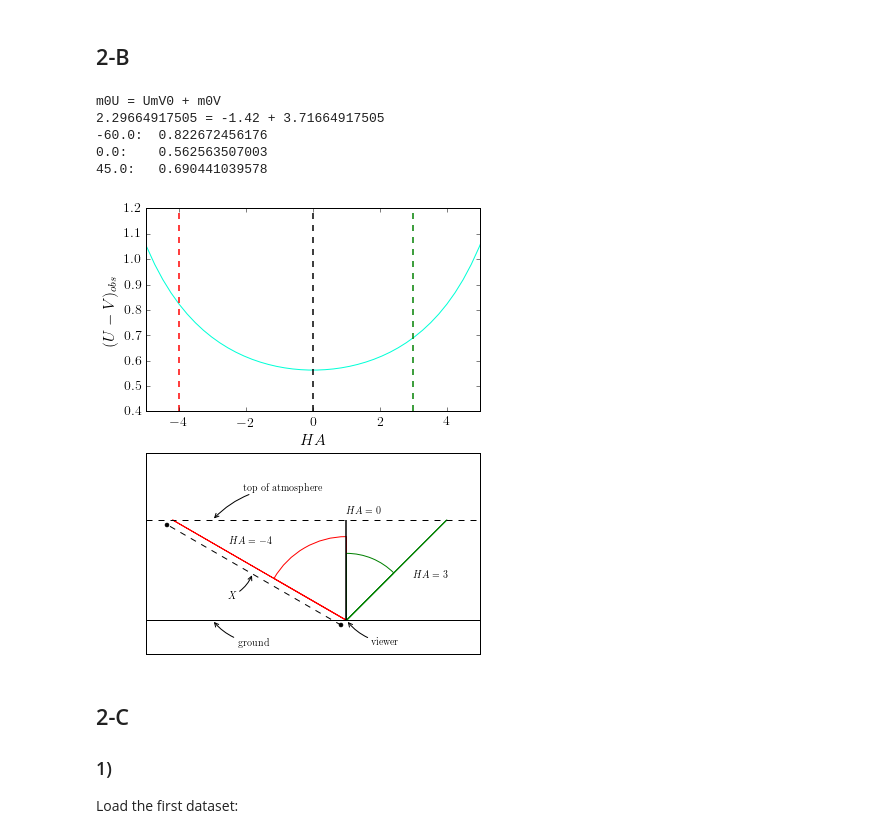
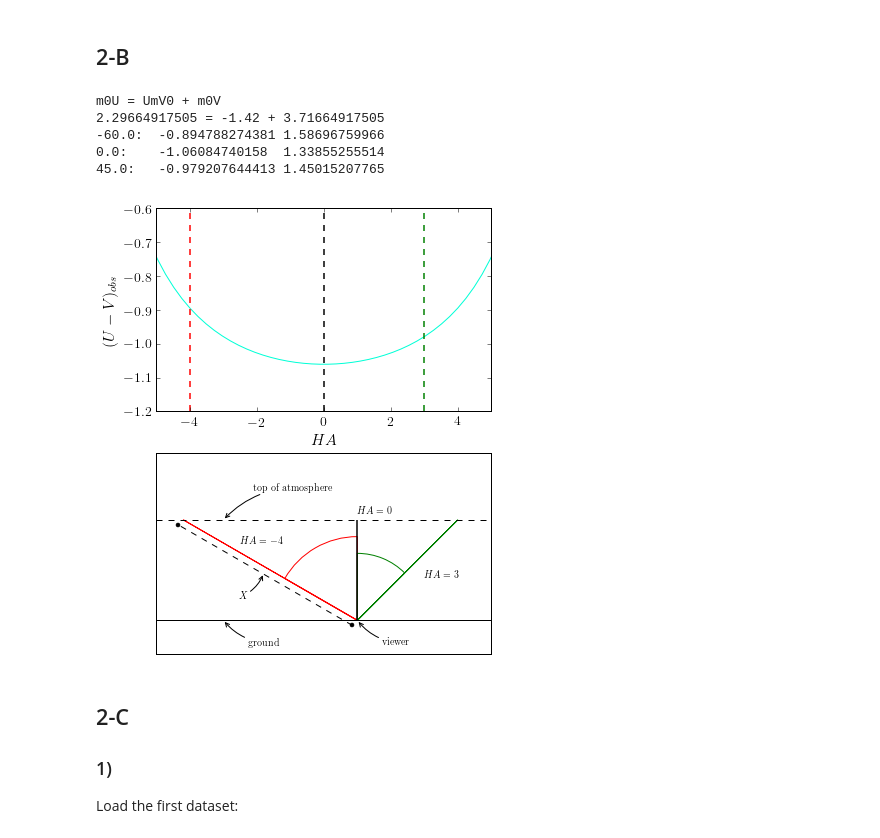
Before and after one commit to jhaux/AstroTech, a Jupyter notebook: zettel2/pic/plots and calculations.ipynb, the cells around one changed output. Cells and saved outputs as stored; diff of their text form; code cells hidden in the pictures.

```diff
--- a/zettel2/pic/plots and calculations.ipynb
+++ b/zettel2/pic/plots and calculations.ipynb
@@ -28,17 +28,19 @@ m0U = UmV0 + m0V
 print 'm0U = UmV0 + m0V\n{0} = {1} + {2}'.format(m0U, UmV0, m0V)
 
 def UmVobs(HA, m0V, m0U, kV=0.18, kU=0.53):
-    return m0U*kU*X(HA) - m0V*kV*X(HA)
+    return m0U+kU*X(HA) - (m0V+kV*X(HA))
 
 HAs = h2deg(np.array([-4, 0, 3]))
 for HA in HAs:
-    print '{0}:\t{1}'.format(HA, UmVobs(HA, m0V, m0U))
+    umv = UmVobs(HA, m0V, m0U)
+    uu = UmV0 / umv
+    print '{0}:\t{1}\t{2}'.format(HA, umv, uu)
 # %% [output]
 m0U = UmV0 + m0V
 2.29664917505 = -1.42 + 3.71664917505
--60.0:  0.822672456176
-0.0:    0.562563507003
-45.0:   0.690441039578
+-60.0:  -0.894788274381 1.58696759966
+0.0:    -1.06084740158  1.33855255514
+45.0:   -0.979207644413 1.45015207765
 # %%
 def plotX(ax, H, start=2, toa=3, c='k'):
     H_d = h2deg(H)
@@ -64,8 +66,7 @@ ax.axvline(0, color='k', ls='--', lw=1.5)
 ax.axvline(3, color='g', ls='--', lw=1.5)
 
 ax.set_xlim(-5,5)
-ax.set_ylim(0.4,1.2)
-
+ax.set_ylim(-1.2,-0.6)
 ax.set_xlabel('$HA$')
 ax.set_ylabel('$(U-V)_{obs}$')
 
@@ -87,34 +88,34 @@ ax2.annotate('top of atmosphere',
            )
 ax2.annotate('ground',
             xy=(-4, 0), xycoords='data',
             xytext=(25, -25), textcoords='offset points',
             arrowprops=dict(arrowstyle="->",
                             connectionstyle="arc3,rad=-.2")
            )
 ax2.annotate('viewer',
             xy=(0, 0), xycoords='data',
             xytext=(25, -25), textcoords='offset points',
             arrowprops=dict(arrowstyle="->",
                             connectionstyle="arc3,rad=-.2")
            )
 
 s = 0.15
 ax2.plot([-s,toa*np.tan(h2rad(-4))-s], [ -s, toa-s], 'k--', marker='o', ms=4)
 ax2.annotate('$X$',
             xy=(-2.8, 1.4), xycoords='data',
             xytext=(-25, -25), textcoords='offset points',
             arrowprops=dict(arrowstyle="->",
                             connectionstyle="arc3,rad=.2")
            )
 ax2.set_ylim(-1,5)
 ax2.set_xlim(-6,4)
 ax2.set_aspect(1)
 ax2.set_xticks([])
 ax2.set_yticks([])
 
 fig.savefig('umv.pdf')
 # %% [output]
-[figure, old version]
+[figure, new version]
 # %% [markdown]
 ## 2-C
 ### 1)
```
Also changed, not shown: parts of 1 cell of this notebook, 1 other file.
